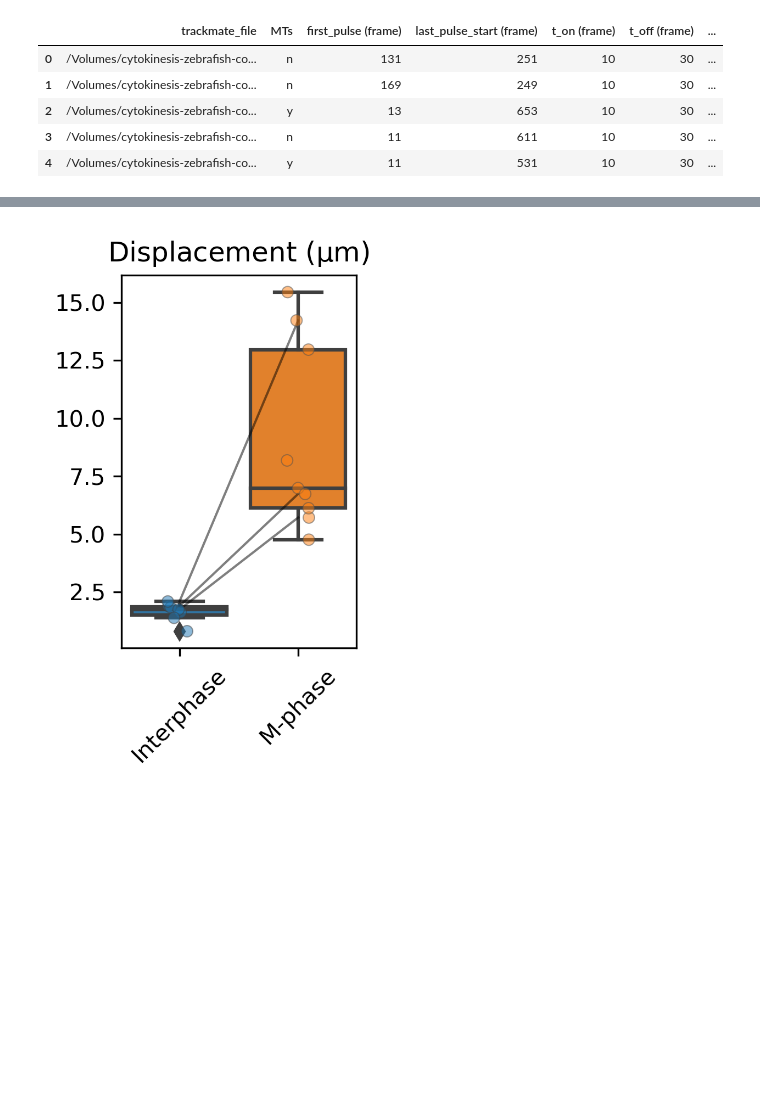
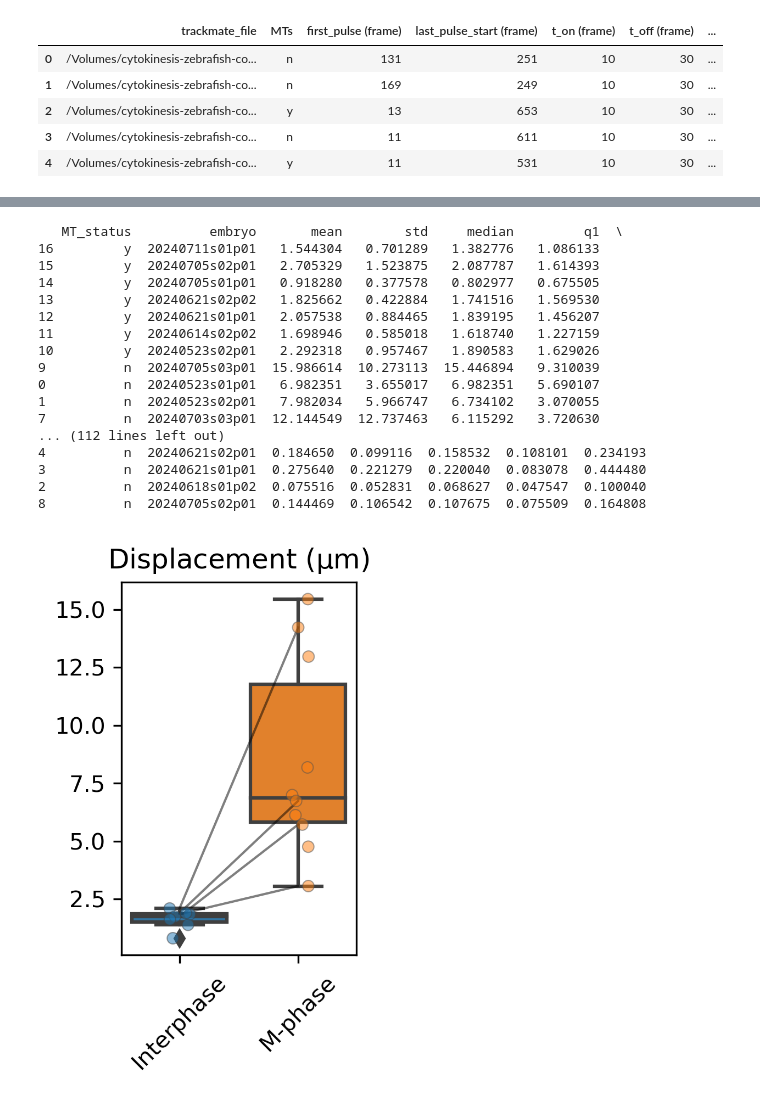
Before and after one commit to ursaursic/cytokinesis_zebrafish, a Jupyter notebook: beads_in_zebrafish/magnetic_tweezers_SD/2_model_independent_analysis.ipynb, the cells around one changed output, grey strips where cells are left out. Drawn from its saved outputs; the diff is of its cells as text; code cells hidden in the pictures; blank space fills up the shorter version.

Commit message:
changed in saving and fitting the data

```diff
--- a/beads_in_zebrafish/magnetic_tweezers_SD/2_model_independent_analysis.ipynb
+++ b/beads_in_zebrafish/magnetic_tweezers_SD/2_model_independent_analysis.ipynb
@@ -51,4 +53,5 @@ plt.show()
 # %%
+df_general_info = df_general_info.sort_values(by='trackmate_file')
 df_general_info.head(5)
 # %% [output]
 |  | trackmate_file | MTs | first_pulse (frame) | last_pulse_start (frame) | t_on (frame) | t_off (frame) | ... |
@@ -57,9 +60,3 @@ df_general_info.head(5)
 | 2 | /Volumes/cytokinesis-zebrafish-co... | y | 13 | 653 | 10 | 30 | ... |
 | 3 | /Volumes/cytokinesis-zebrafish-co... | n | 11 | 611 | 10 | 30 | ... |
 | 4 | /Volumes/cytokinesis-zebrafish-co... | y | 11 | 531 | 10 | 30 | ... |
-# %%
-data_filepath = '/Volumes/cytokinesis-zebrafish-collab/magnetic_tweezers_SD/2_analysis/measurements_extended_info/20240705_s02p01t03_2_5sON_15sOFF_spots_extended.h5'
-df = pd.read_hdf(data_filepath, key='df')
-df = df.sort_values(by='POSITION_T')
-
-print(np.max(df['FORCE [pN]'].values))
@@ -78,8 +73,8 @@ for idx in range(len(df_general_info)):
     df = pd.read_hdf(folder + file_h5, key='df')
     df = df.sort_values(by='POSITION_T')
 
-    if 'exclude' in str(df_general_info['comments'].values[idx]):
-        continue
+    # if 'exclude' in str(df_general_info['comments'].values[idx]):
+    #     continue
 
 
     for track_id in df['TRACK_ID'].unique():
@@ -140,7 +135,6 @@ for (param, label) in zip(['rising_dif', 'relaxing_dif', 'rising_dif_norm', 'ris
     stats.columns = ['mean', 'std', 'median', 'q1', 'q3']
     stats = stats.reset_index()
     stats = stats.sort_values(by='MT_status', ascending=False)
-    stats.to_csv(f'{results_dir}results_simple_analysis_stats.csv')
 
     # Create subplots
     fig, axes = plt.subplots(1, 2, figsize=(8, 6), dpi=300, sharey=True, gridspec_kw={'width_ratios': [3, 1]})
@@ -176,9 +170,9 @@ for (param, label) in zip(['rising_dif', 'relaxing_dif', 'rising_dif_norm', 'ris
 
     df_median_stats = pd.concat([df_median_stats, stats_of_stats])
 
-    for idx in [0, 3, 5]:
-        embryo = stats['embryo'].unique()[idx]
-        axes[1].plot(['y', 'n'], stats.loc[stats['embryo']==embryo, 'median'].values, 'k-', alpha = 0.5, linewidth=1)
+    for embryo in stats['embryo'].unique():
+        if len(stats.loc[stats['embryo']==embryo, 'median'].values) == 2:
+            axes[1].plot(['y', 'n'], stats.loc[stats['embryo']==embryo, 'median'].values, 'k-', alpha = 0.5, linewidth=1)
 
     # Show the plots
     if param != 'relaxing_dif':
@@ -195,7 +189,7 @@ df_median_stats.loc[df_median_stats['parameter']=='rising_dif_norm', 'viscosity
 df_median_stats.loc[df_median_stats['parameter']=='rising_dif_norm', 'viscosity q3'] = np.divide(5/(6*np.pi*1.4),df_median_stats.loc[df_median_stats['parameter']=='rising_dif_norm', 'q3'].values)
 df_median_stats.loc[df_median_stats['parameter']=='rising_dif_norm', 'viscosity std'] = np.multiply(df_median_stats.loc[df_median_stats['parameter']=='rising_dif_norm', 'std'].values, np.divide(5/(6*np.pi*1.4),np.square(df_median_stats.loc[df_median_stats['parameter']=='rising_dif_norm', 'median'].values))) # in Pa.s std(eff_viscosity) = std(rising_dif_norm)*dt/(6*pi*r*median(rising_dif_norm)**2)
 
-df_median_stats.to_csv(f'{results_dir}results_simple_analysis_stats_of_median.csv')
+df_median_stats.to_csv(f'{results_dir}results/results_simple_analysis_stats_of_median.csv')
 
 for (i, embryo) in enumerate(df['embryo'].unique()):
     print(embryo, f's{i}')
@@ -203,5 +197,10 @@ for (i, embryo) in enumerate(df['embryo'].unique()):
     print('N = ', len(df[(df['embryo']==embryo)&(df['Phase']=='Interphase')]))
     print('M-phase')
     print('N = ', len(df[(df['embryo']==embryo)&(df['Phase']=='M-phase')]))
+
+df = df.sort_values(by='embryo',ascending=False)
+for embryo in df['embryo'].unique():
+    print(embryo)
+    print(df.loc[df['embryo']==embryo, 'MT_status'].unique())
 # %% [output]
    MT_status       mean        std     median         q1         q3
@@ -235,35 +234,54 @@ df_results['Phase'] = df_results['MT_status'].map(mapping)
 
 
 df_median_stats = pd.DataFrame(columns=['mean', 'std', 'median', 'q1', 'q3', 'parameter'])
 
 for (param, label) in zip(['rising_dif', 'relaxing_dif', 'rising_dif_norm', 'rising_dif_norm_inverse', 'relative_dif'], ['Displacement ($\mathrm{\\mu m}$)', 'Relaxation ($\mathrm{\\mu m}$)', 'Displacement / Force \n ($\mathrm{\\mu m}$ / pN)', 'Force / Displacement \n (pN / $\mathrm{\\mu m}$)', 'Recovery a']):
 
     df = df_results
 
     # Calculate statistics
     stats = df.groupby(['MT_status', 'embryo'])[param].agg(['mean', 'std', 'median', lambda x: np.percentile(x, 25), lambda x: np.percentile(x, 75)])
     stats.columns = ['mean', 'std', 'median', 'q1', 'q3']
     stats = stats.reset_index()
     stats = stats.sort_values(by='MT_status', ascending=False)
-    stats.to_csv(f'{results_dir}results_simple_analysis_stats.csv')
+
+    median, q1, q3 = stats[stats['MT_status']=='y']
+    print(f'{param}: ')
 
     # Create subplots
     fig = plt.figure(figsize=(2, 3.5), dpi=300)
 
     # Second subplot: Summary statistics
     sns.boxplot(x='MT_status', y='median', data=stats)
     sns.stripplot(x='MT_status', y='median', hue='MT_status', data=stats, jitter=True, alpha=0.5, linewidth=0.5, legend=False)
     plt.title(f'{label}')
     plt.xlabel('')
     plt.ylabel('')
     plt.xticks(ticks = ['y', 'n'], labels=['Interphase', 'M-phase'], rotation=45)
 
-    for idx in [0, 3, 5]:
-        embryo = stats['embryo'].unique()[idx]
-        plt.plot(['y', 'n'], stats.loc[stats['embryo']==embryo, 'median'].values, 'k-', alpha = 0.5, linewidth=1)
+    for embryo in stats['embryo'].unique():
+        if len(stats.loc[stats['embryo']==embryo, 'median'].values) == 2:
+            plt.plot(['y', 'n'], stats.loc[stats['embryo']==embryo, 'median'].values, 'k-', alpha = 0.5, linewidth=1)
 
     plt.tight_layout()
     # plt.show()
     plt.savefig(f'{results_dir}results/result_{param}_modelindependent_median.svg', format='svg')
 # %% [output]
+   MT_status          embryo       mean        std     median         q1  \
+16         y  20240711s01p01   1.544304   0.701289   1.382776   1.086133
+15         y  20240705s02p01   2.705329   1.523875   2.087787   1.614393
+14         y  20240705s01p01   0.918280   0.377578   0.802977   0.675505
+13         y  20240621s02p02   1.825662   0.422884   1.741516   1.569530
+12         y  20240621s01p01   2.057538   0.884465   1.839195   1.456207
+11         y  20240614s02p02   1.698946   0.585018   1.618740   1.227159
+10         y  20240523s02p01   2.292318   0.957467   1.890583   1.629026
+9          n  20240705s03p01  15.986614  10.273113  15.446894   9.310039
+0          n  20240523s01p01   6.982351   3.655017   6.982351   5.690107
+1          n  20240523s02p01   7.982034   5.966747   6.734102   3.070055
+7          n  20240703s03p01  12.144549  12.737463   6.115292   3.720630
+... (112 lines left out)
+4          n  20240621s02p01  0.184650  0.099116  0.158532  0.108101  0.234193
+3          n  20240621s01p01  0.275640  0.221279  0.220040  0.083078  0.444480
+2          n  20240618s01p02  0.075516  0.052831  0.068627  0.047547  0.100040
+8          n  20240705s02p01  0.144469  0.106542  0.107675  0.075509  0.164808
-[figure, old version]
+[figure, new version]
```
Also changed, not shown: parts of 4 cells of this notebook, 1 other file.
